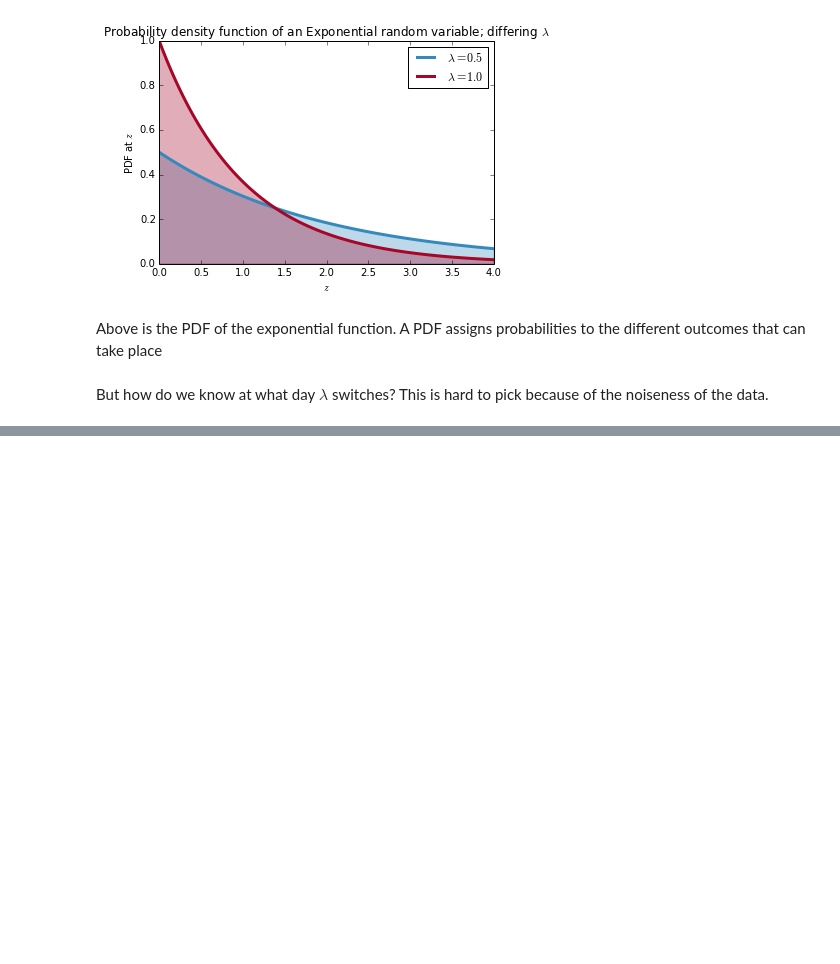
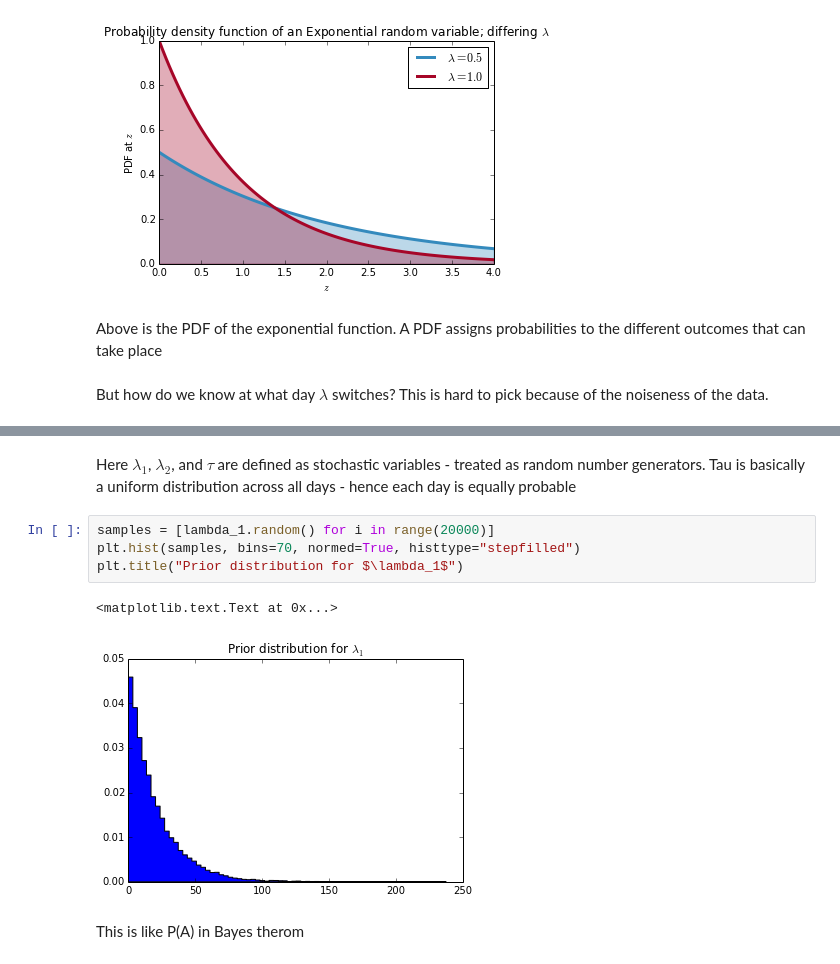
Before and after one commit to tfolkman/BayesForHackers, a Jupyter notebook: Bayes for Hackers.ipynb, the cells around one changed output, grey strips where cells are left out. Cells and saved outputs as stored; diff of their text form; blank space fills up the shorter version.

```diff
--- a/Bayes for Hackers.ipynb
+++ b/Bayes for Hackers.ipynb
@@ -49,0 +59,11 @@ But how do we know at what day $\lambda$ switches? This is hard to pick because
+# %% [markdown]
+Here $\lambda_{1}$, $\lambda_{2}$, and $\tau$ are defined as stochastic variables - treated as random number generators. Tau is basically a uniform distribution across all days - hence each day is equally probable
+# %%
+samples = [lambda_1.random() for i in range(20000)]
+plt.hist(samples, bins=70, normed=True, histtype="stepfilled")
+plt.title("Prior distribution for $\lambda_1$")
+# %% [output]
+<matplotlib.text.Text at 0x...>
+[figure, added]
+# %% [markdown]
+This is like P(A) in Bayes therom
```
Also changed, not shown: parts of 8 cells of this notebook.
